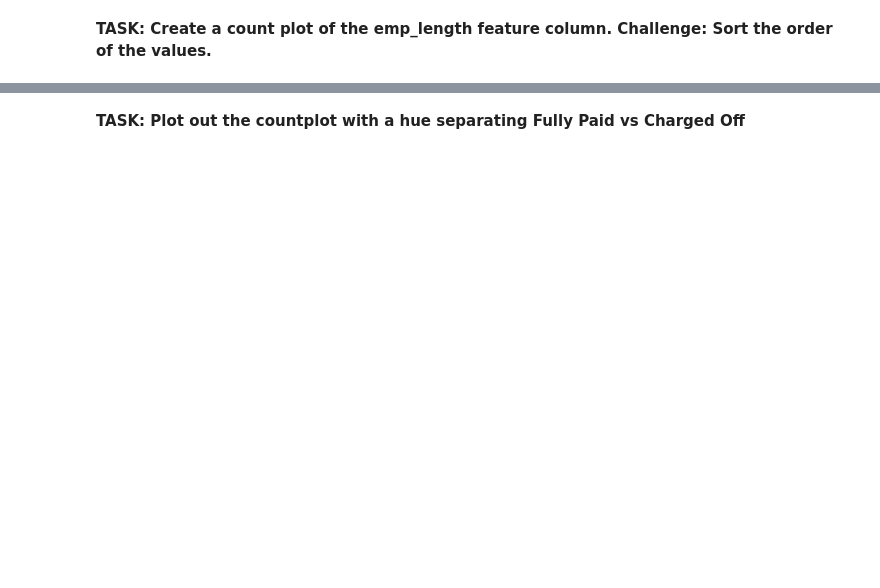
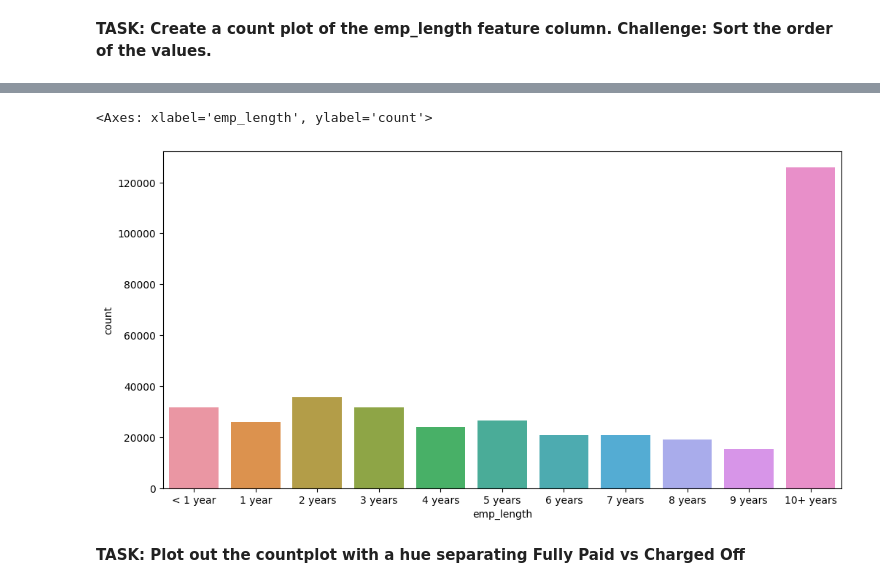
Before and after one commit to leticiafaria7/bootcampPython, a Jupyter notebook: 21_ml-neural-nets-deep-learning/keras_project.ipynb, the cells around one changed output, grey strips where cells are left out. Saved outputs shown, nothing was run; the diff lists cells and outputs as text; code cells hidden in the pictures; blank space fills up the shorter version.

```diff
--- a/21_ml-neural-nets-deep-learning/keras_project.ipynb
+++ b/21_ml-neural-nets-deep-learning/keras_project.ipynb
@@ -528,2 +535,20 @@ Name: emp_title, Length: 173105, dtype: int64
+# %%
+df2 = df1.drop('emp_title', axis = 1)
+
+emp_length_order = {
+    '< 1 year':0,
+    '1 year':1,
+    '2 years':2,
+    '3 years':3,
+    '4 years':4,
+    '5 years':5,
+    '6 years':6,
+    '7 years':7,
+    '8 years':8,
+    '9 years':9,
+    '10+ years':10
+}
+
+df2['emp_length_order'] = df2['emp_length'].map(emp_length_order)
 # %% [markdown]
 **TASK: Create a count plot of the emp_length feature column. Challenge: Sort the order of the values.**
@@ -549,2 +571,8 @@ Name: emp_title, Length: 173105, dtype: int64
+# %%
+plt.figure(figsize = (12, 6))
+sns.countplot(df2.sort_values('emp_length_order'), x = 'emp_length')
+# %% [output]
+<Axes: xlabel='emp_length', ylabel='count'>
+[figure, added]
 # %% [markdown]
 **TASK: Plot out the countplot with a hue separating Fully Paid vs Charged Off**
```
Also changed, not shown: parts of 31 cells of this notebook.
